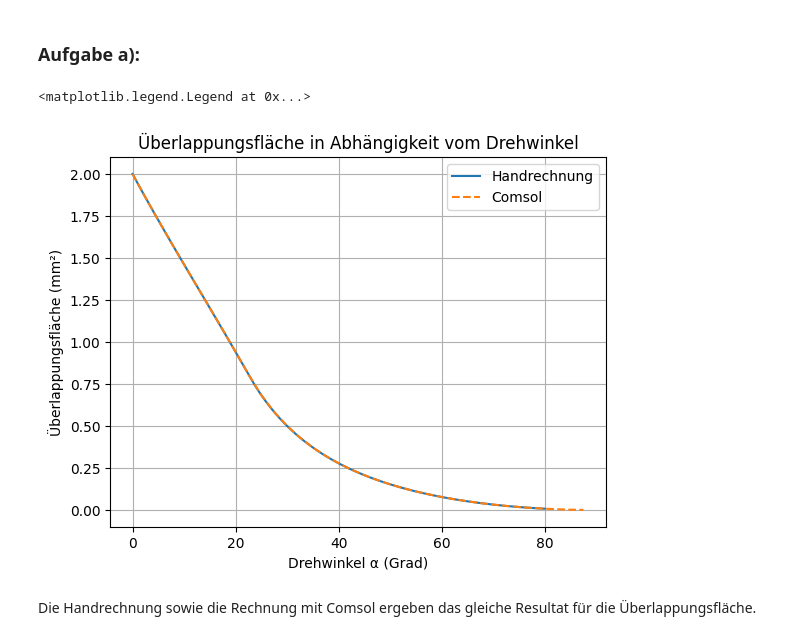
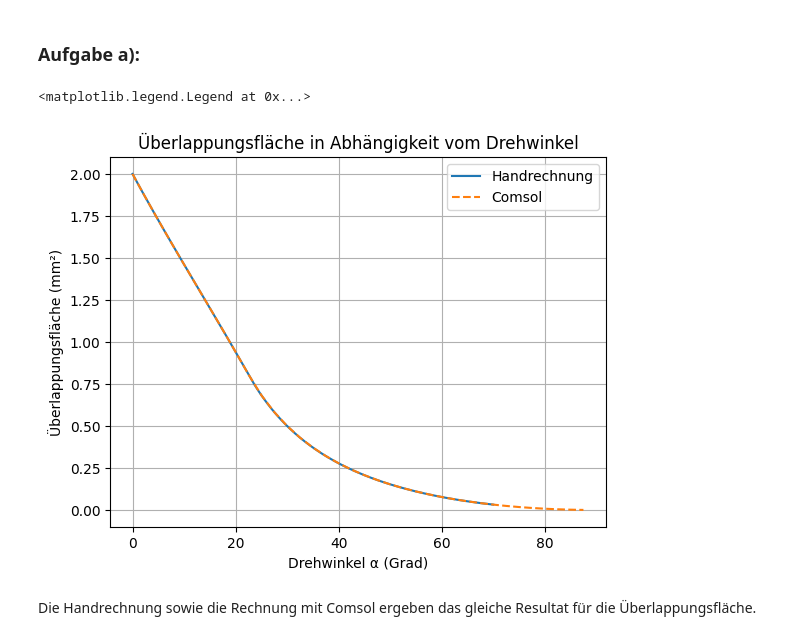
Before and after one commit to HansPeter21/COP_Elektrostatik, a Jupyter notebook: Projekt_ES_Albertin_Schegg.ipynb, the cells around one changed output. Saved outputs shown, nothing was run; the diff lists cells and outputs as text; code cells hidden in the pictures.

```diff
--- a/Projekt_ES_Albertin_Schegg.ipynb
+++ b/Projekt_ES_Albertin_Schegg.ipynb
@@ -28,35 +28,35 @@ def rotiere_platte(alpha, drehachse=(-0.5, 0.5)):
             [np.sin(alpha_rad), np.cos(alpha_rad)],
         ]
     )
 
     # Drehung der Ecken
     ecken_rotiert = np.dot(ecken, R.T) + drehachse
     return Polygon(ecken_rotiert)
 
 
 # Winkelbereich definieren
-winkel_alpha = np.linspace(0, 80, 1000)
+winkel_alpha = np.linspace(0, 70, 1000)
 ueberlappungsflaechen = []
 
 # Überlappungsflächen berechnen
 for alpha in winkel_alpha:
     dreh_platte = rotiere_platte(alpha)
     schnitt = feste_platte.intersection(dreh_platte)
     ueberlappungsflaechen.append(schnitt.area)
 
 Ac = pd.read_csv("./Daten/Flächenvergleich.csv")
 
 # Ergebnisse plotten
 plt.plot(winkel_alpha, ueberlappungsflaechen, label="Handrechnung")
 plt.plot(Ac["alpha (deg)"], 10**6*Ac["1 (m^2)"], linestyle= "--",label= "Comsol")
 plt.xlabel("Drehwinkel α (Grad)")
 plt.ylabel("Überlappungsfläche (mm²)")
 plt.title("Überlappungsfläche in Abhängigkeit vom Drehwinkel")
 plt.grid()
 plt.legend()
 # %% [output]
 <matplotlib.legend.Legend at 0x...>
-[figure, old version]
+[figure, new version]
 # %% [markdown]
 Die Handrechnung sowie die Rechnung mit Comsol ergeben das gleiche Resultat für die Überlappungsfläche.
 # %% [markdown]
```
Also changed, not shown: parts of 10 cells of this notebook, 1 other file.
